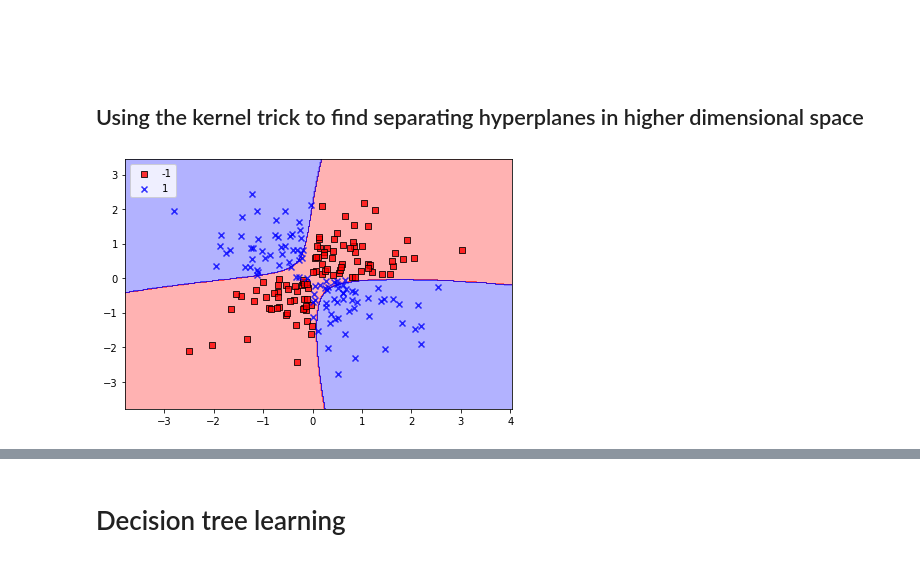
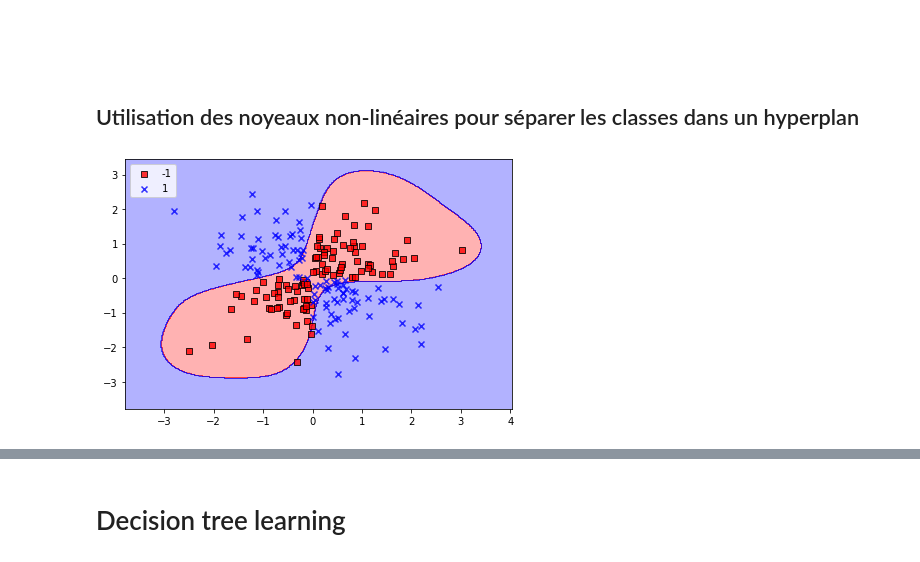
Before and after one commit to alexisfcote/formation_ai, a Jupyter notebook: 3-ch03.ipynb, the cells around one changed output, grey strips where cells are left out. Drawn from its saved outputs; the diff is of its cells as text; code cells hidden in the pictures.

```diff
--- a/3-ch03.ipynb
+++ b/3-ch03.ipynb
@@ -23,8 +24,7 @@ Splitting data into 70% training and 30% test data:
 # %%
 from sklearn.model_selection import train_test_split
 
-X_train, X_test, y_train, y_test = train_test_split(
-    X, y, test_size=0.3, random_state=1, stratify=y)
+X_train, X_test, y_train, y_test = train_test_split(X, y, test_size=0.3, random_state=1, stratify=y)
 # %%
 print('Labels counts in y:', np.bincount(y))
 print('Labels counts in y_train:', np.bincount(y_train))
@@ -276,20 +300,20 @@ Image(filename='images/03_13.png', width=700)
 # %% [markdown]
 <br>
 <br>
-# %% [markdown]
-## Using the kernel trick to find separating hyperplanes in higher dimensional space
+# %% [markdown]
+## Utilisation des noyeaux non-linéaires pour séparer les classes dans un hyperplan
 # %%
-svm = SVC(kernel='rbf', random_state=1, gamma=0.10, C=10.0)
+svm = SVC(kernel='rbf', random_state=1, gamma=0.9, C=0.001)
 svm.fit(X_xor, y_xor)
 plot_decision_regions(X_xor, y_xor,
                       classifier=svm)
 
 plt.legend(loc='upper left')
 plt.tight_layout()
-#plt.savefig('images/03_14.png', dpi=300)
+
 plt.show()
 # %% [output]
-[figure, old version]
+[figure, new version]
 # %%
 from sklearn.svm import SVC
 
```
Also changed, not shown: parts of 40 cells of this notebook, 12 other files.
